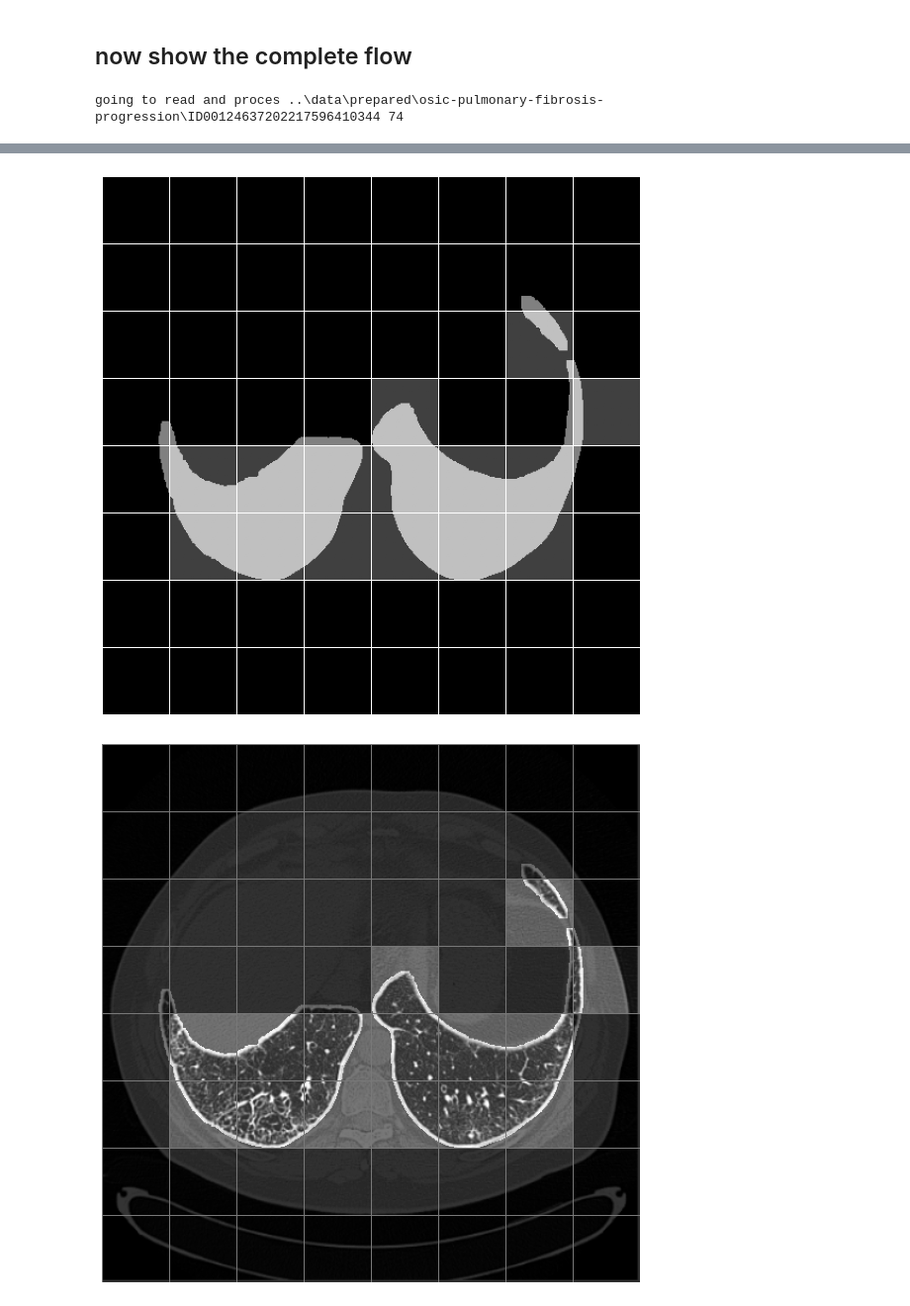
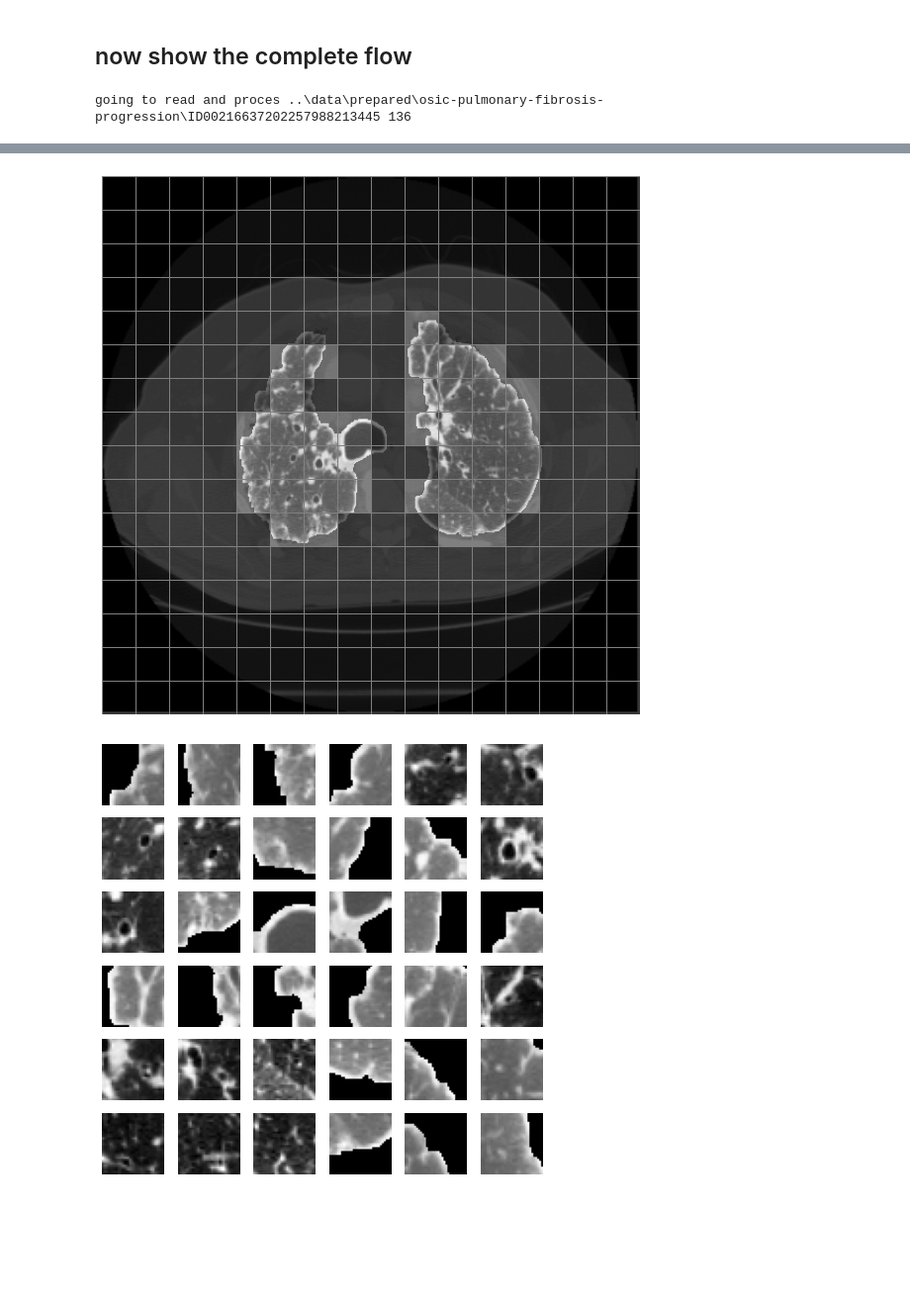
Before and after one commit to CoronaWhy/lunglens, a Jupyter notebook: lib-src/03_segment.ipynb, the cells around one changed output, grey strips where cells are left out. Shown at 99% size. Saved outputs shown, nothing was run; the diff lists cells and outputs as text; code cells hidden in the pictures; blank space fills up the shorter version.

```diff
--- a/lib-src/03_segment.ipynb
+++ b/lib-src/03_segment.ipynb
@@ -288,10 +290,10 @@ def get_tiles(img, mask, tile_size, show_tiling=False):
 # %%
 print(scan[slice_idx].shape)
-tiles = get_tiles(scan[slice_idx], mask, 64, show_tiling=True)
+patches, positions = get_patches(scan[slice_idx], mask, patch_size=32, min_occupancy=0.25, show_tiling=True)
 fig, ax = plt.subplots(5, 5, figsize=[8, 8])
-for i, tile in enumerate(tiles):
+for i, patch in enumerate(patches):
     if i<25:
-        ax[int(i/5), i % 5].imshow(tile, cmap='gray')
+        ax[int(i/5), i % 5].imshow(patch, cmap='gray')
 for i in range(25):
     ax[int(i/5), i % 5].axis('off')
 plt.show()
@@ -318,31 +319,24 @@ if __name__ == "__main__":
         random_slice = np.random.randint(len(list(random_scan.rglob('*'))))
     else:
         # known slice
-        random_scan = '../data/extracted/osic-pulmonary-fibrosis-progression/ID00078637202199415319443'
+        random_scan, random_slice = case_scan, case_slice
 
     print('\n\n\ngoing to read and proces', random_scan, random_slice)
     scan = prepare_scan(str(random_scan), slice_size=512, window=[-600, 900], show_stages=True, slice_idx=random_slice)
     print(scan.shape)
     slice_idx = min(random_slice, scan.shape[0]-1)
 
-    #if random_select:
-    #    # select slice randomly
-    #    slice_idx = np.random.randint(scan.shape[0])
-    #else:
-    #    # known slice
-    #    slice_idx = 87
-
     print('\n\n\ngoing to segment slice', slice_idx, '\n')
     mask = make_lungmask(scan[slice_idx], display=True)
 
     print('\n\n')
-    tiles = get_tiles(scan[slice_idx], mask, 64, show_tiling=True)
-    fig, ax = plt.subplots(5, 5, figsize=[8, 8])
-    for i, tile in enumerate(tiles):
-        if i<25:
-            ax[int(i/5), i % 5].imshow(tile, cmap='gray')
-    for i in range(25):
-        ax[int(i/5), i % 5].axis('off')
+    patches, positions = get_patches(scan[slice_idx], mask, patch_size=32, min_occupancy=0.32, show_tiling=True)
+    fig, ax = plt.subplots(6, 6, figsize=[8, 8])
+    for i, patch in enumerate(patches):
+        if i<36:
+            ax[int(i/6), i % 6].imshow(patch, cmap='gray')
+    for i in range(36):
+        ax[int(i/6), i % 6].axis('off')
     plt.show()
 # %% [output]
-going to read and proces ..\data\prepared\osic-pulmonary-fibrosis-progression\ID00124637202217596410344 74
+going to read and proces ..\data\prepared\osic-pulmonary-fibrosis-progression\ID00216637202257988213445 136
@@ -364,4 +358,4 @@ good_labels: [2, 3, 4]
 
  TBD VALIDITY CHECK
-[figure, old version]
+[figure, new version]
-[figure, old version]
+[figure, new version]
```
Also changed, not shown: parts of 9 cells of this notebook.
